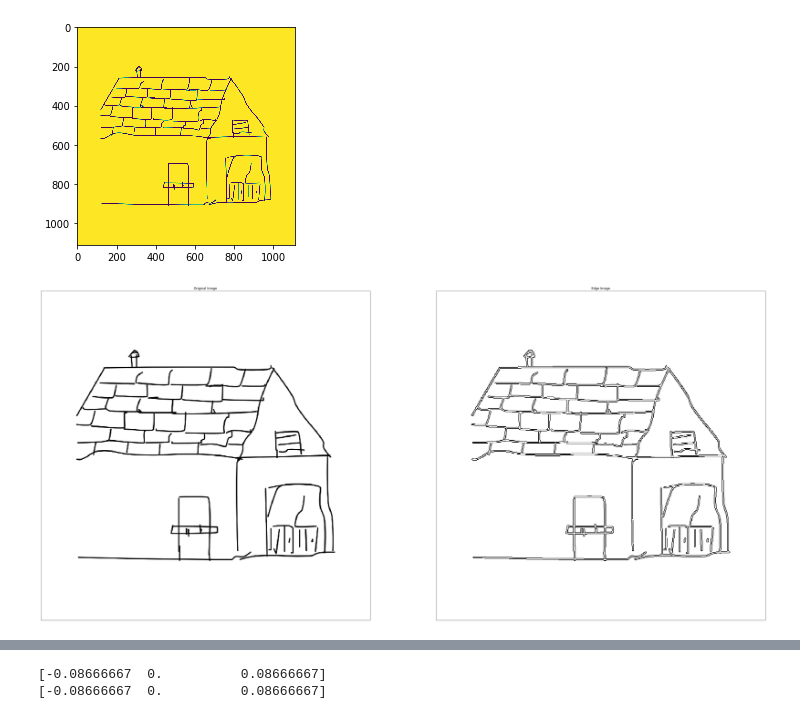
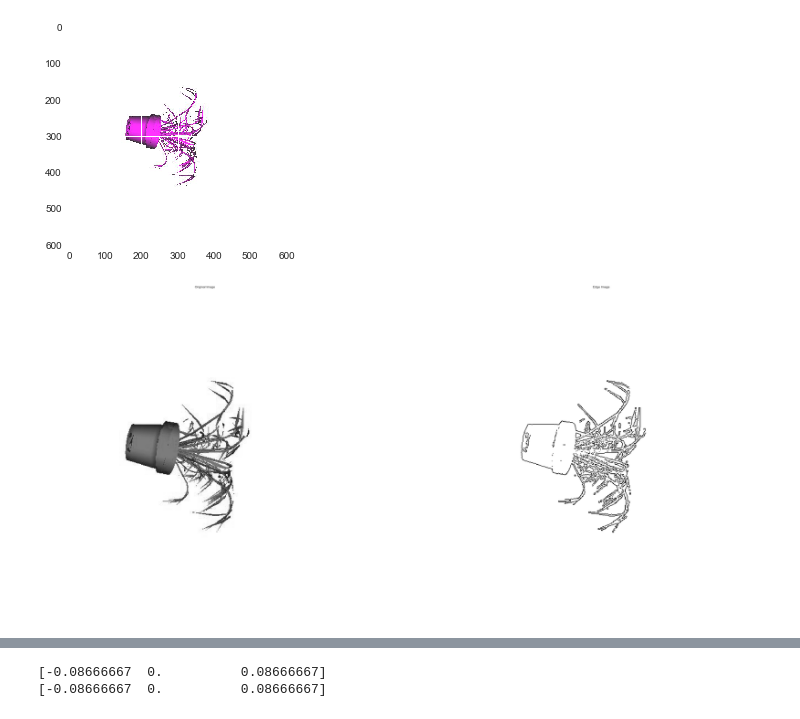
Before and after one commit to MariiaDrozdova/shape-retrieval, a Jupyter notebook: gabor_filter.ipynb, the cells around one changed output, grey strips where cells are left out. Drawn from its saved outputs; the diff is of its cells as text; code cells hidden in the pictures.

```diff
--- a/gabor_filter.ipynb
+++ b/gabor_filter.ipynb
@@ -7,13 +8,14 @@ import numpy as np
 %matplotlib inline
 # %%
-image = cv2.imread("/Users/yingyu/INF574/sketchs/barn/train/888.png")
+image = cv2.imread("/Users/yingyu/INF574/images/m1004_outfile_1.jpg")
 image = cv2.cvtColor(image, cv2.COLOR_BGR2RGB)
 # %%
 plt.imshow(image)
 plt.show()
 image = cv2.resize(image, (600, 600), interpolation=cv2.INTER_CUBIC)
+image = cv2.cvtColor(image,cv2.COLOR_RGB2GRAY)
 # %% [output]
-[figure, old version]
+[figure, new version]
 # %%
  edges = cv2.Canny(image,199,199)
 # %%
@@ -24,5 +26,5 @@ plt.subplot(122),plt.imshow(255-edges,cmap = 'gray')
 plt.title('Edge Image'), plt.xticks([]), plt.yticks([])
 plt.show()
 # %% [output]
-[figure, old version]
+[figure, new version]
 # %%
```
Also changed, not shown: parts of 23 cells of this notebook, 1 other file.
